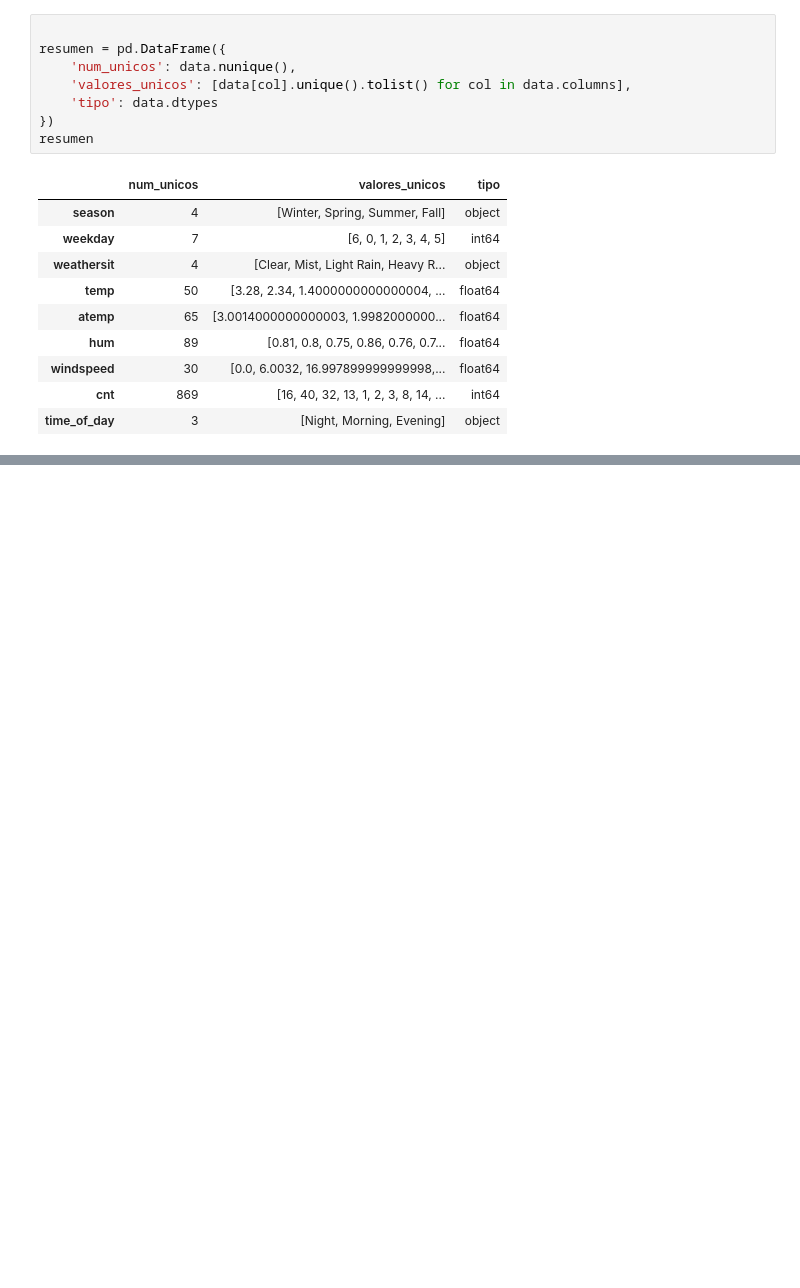
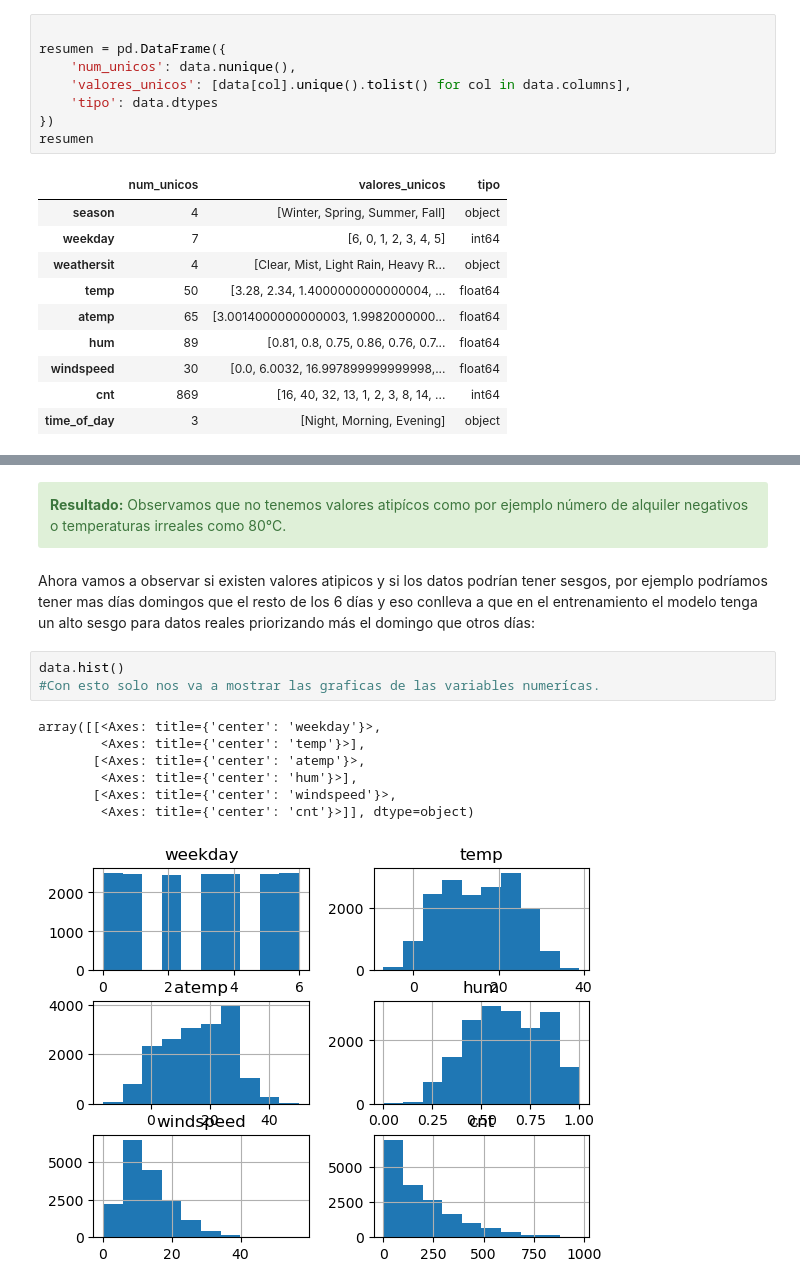
Before and after one commit to JhonZacipa/ML-Project-bicycle-usage-demand-estimation, a Jupyter notebook: ProyectoEtapa1Notebook.ipynb, the cells around one changed output, grey strips where cells are left out. Drawn from its saved outputs; the diff is of its cells as text; blank space fills up the shorter version.

```diff
--- a/ProyectoEtapa1Notebook.ipynb
+++ b/ProyectoEtapa1Notebook.ipynb
@@ -185,0 +221,17 @@ Datos del diccionario:
+# %% [markdown]
+<div class="alert alert-block alert-success">
+<b>Resultado:</b> Observamos que no tenemos valores atipícos como por ejemplo número de alquiler negativos o temperaturas irreales como 80°C.
+</div>
+# %% [markdown]
+Ahora vamos a observar si existen valores atipicos y si los datos podrían tener sesgos, por ejemplo podríamos tener mas días domingos que el resto de los 6 días y eso conlleva a que en el entrenamiento el modelo tenga un alto sesgo para datos reales priorizando más el domingo que otros días:
+# %%
+data.hist()
+#Con esto solo nos va a mostrar las graficas de las variables numerícas.
+# %% [output]
+array([[<Axes: title={'center': 'weekday'}>,
+        <Axes: title={'center': 'temp'}>],
+       [<Axes: title={'center': 'atemp'}>,
+        <Axes: title={'center': 'hum'}>],
+       [<Axes: title={'center': 'windspeed'}>,
+        <Axes: title={'center': 'cnt'}>]], dtype=object)
+[figure, added]
```
Also changed, not shown: parts of 19 cells of this notebook.
